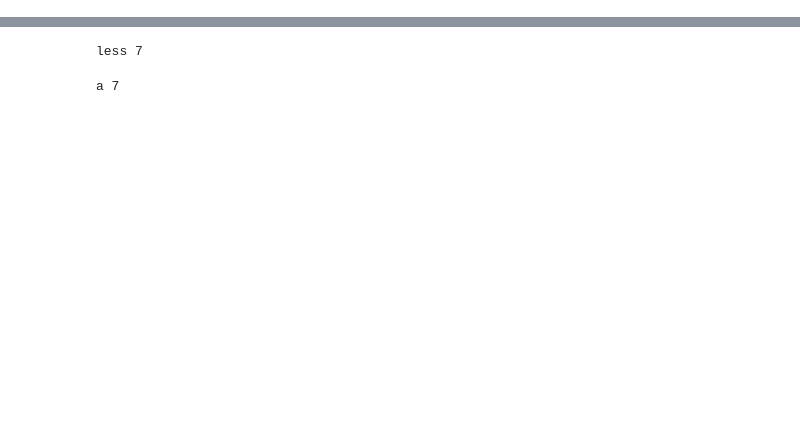
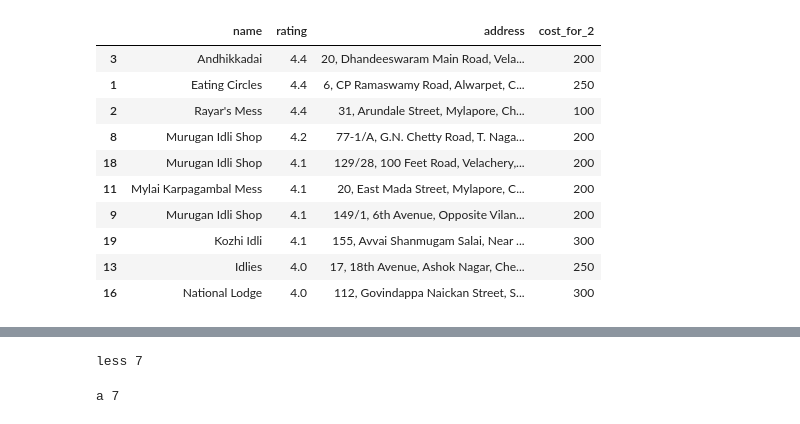
Before and after one commit to n-sundar/Foodie-Chatbot, a Jupyter notebook: zomato.ipynb, the cells around one changed output, grey strips where cells are left out. Cells and saved outputs as stored; diff of their text form; code cells hidden in the pictures; blank space fills up the shorter version.

```diff
--- a/zomato.ipynb
+++ b/zomato.ipynb
@@ -88,0 +116,14 @@ df1
+# %%
+res_frame.loc[(res_frame.cost_for_2 <= 300)][:10]
+# %% [output]
+|  | name | rating | address | cost_for_2 |
+| 3 | Andhikkadai | 4.4 | 20, Dhandeeswaram Main Road, Vela... | 200 |
+| 1 | Eating Circles | 4.4 | 6, CP Ramaswamy Road, Alwarpet, C... | 250 |
+| 2 | Rayar's Mess | 4.4 | 31, Arundale Street, Mylapore, Ch... | 100 |
+| 8 | Murugan Idli Shop | 4.2 | 77-1/A, G.N. Chetty Road, T. Naga... | 200 |
+| 18 | Murugan Idli Shop | 4.1 | 129/28, 100 Feet Road, Velachery,... | 200 |
+| 11 | Mylai Karpagambal Mess | 4.1 | 20, East Mada Street, Mylapore, C... | 200 |
+| 9 | Murugan Idli Shop | 4.1 | 149/1, 6th Avenue, Opposite Vilan... | 200 |
+| 19 | Kozhi Idli | 4.1 | 155, Avvai Shanmugam Salai, Near ... | 300 |
+| 13 | Idlies | 4.0 | 17, 18th Avenue, Ashok Nagar, Che... | 250 |
+| 16 | National Lodge | 4.0 | 112, Govindappa Naickan Street, S... | 300 |
```
Also changed, not shown: parts of 25 cells of this notebook, 16 other files.
